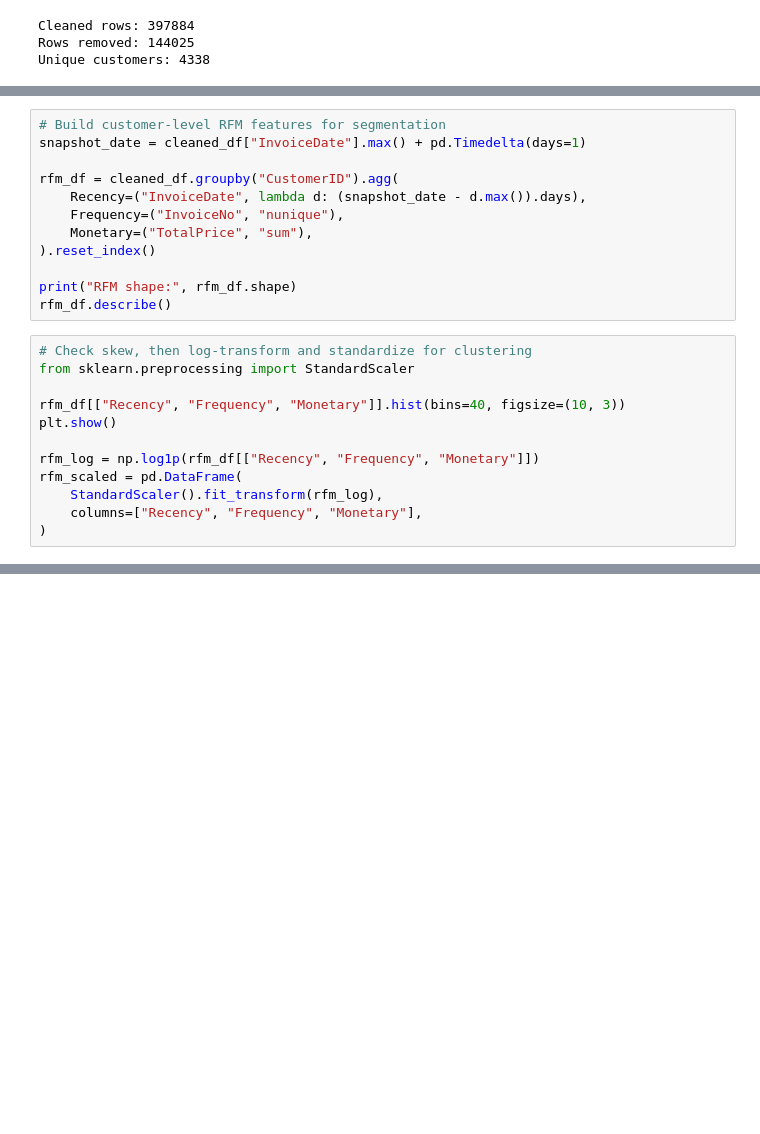
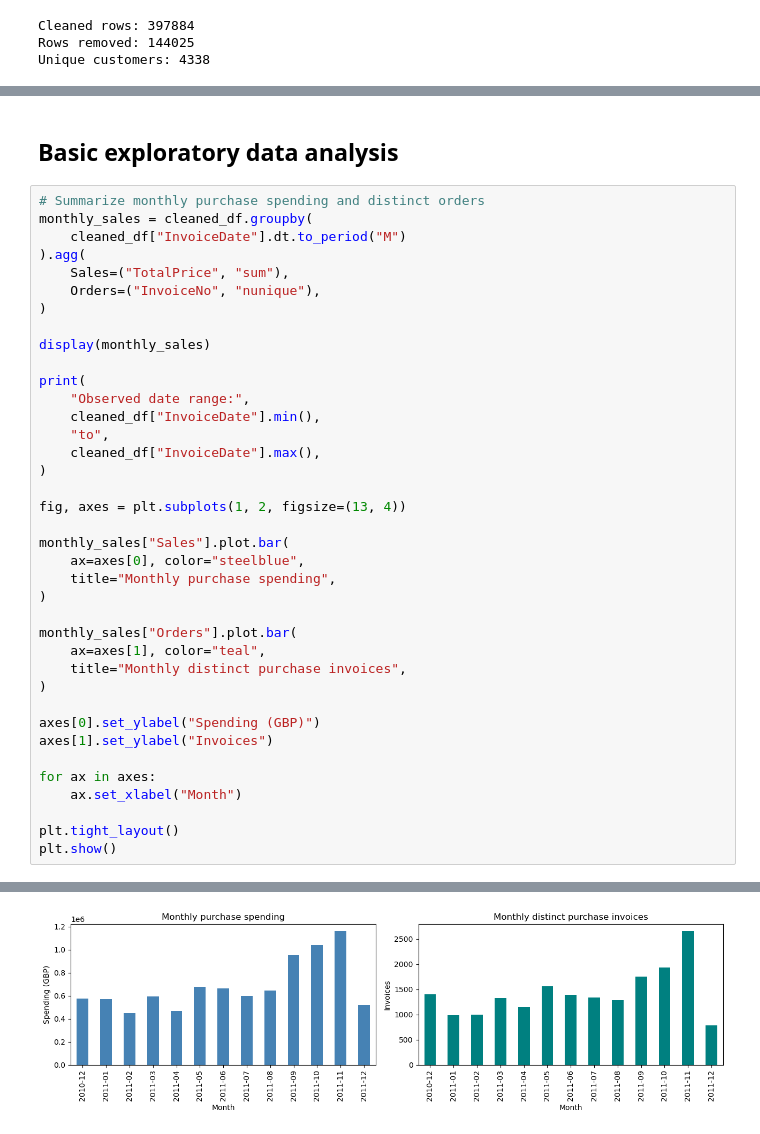
Before and after one commit to HammaadAlam/3730-Customer-Segmentation, a Jupyter notebook: preprocessing.ipynb, the cells around one changed output, grey strips where cells are left out. Cells and saved outputs as stored; diff of their text form; blank space fills up the shorter version.

Commit message:
Further data and clustering analysis

```diff
--- a/preprocessing.ipynb
+++ b/preprocessing.ipynb
@@ -119,27 +121,44 @@ display(cleaned_df.head())
 | 2 | 536365 | 84406B | CREAM CUPID HEARTS COAT HANGER | 8 | 2010-12-01 08:26:00 | 2.75 | 17850.0 | United Kingdom | 22.00 |
 | 3 | 536365 | 84029G | KNITTED UNION FLAG HOT WATER BOTTLE | 6 | 2010-12-01 08:26:00 | 3.39 | 17850.0 | United Kingdom | 20.34 |
 | 4 | 536365 | 84029E | RED WOOLLY HOTTIE WHITE HEART. | 6 | 2010-12-01 08:26:00 | 3.39 | 17850.0 | United Kingdom | 20.34 |
-# %%
-# Build customer-level RFM features for segmentation
-snapshot_date = cleaned_df["InvoiceDate"].max() + pd.Timedelta(days=1)
-
-rfm_df = cleaned_df.groupby("CustomerID").agg(
-    Recency=("InvoiceDate", lambda d: (snapshot_date - d.max()).days),
-    Frequency=("InvoiceNo", "nunique"),
-    Monetary=("TotalPrice", "sum"),
-).reset_index()
-
-print("RFM shape:", rfm_df.shape)
-rfm_df.describe()
-# %%
-# Check skew, then log-transform and standardize for clustering
-from sklearn.preprocessing import StandardScaler
-
-rfm_df[["Recency", "Frequency", "Monetary"]].hist(bins=40, figsize=(10, 3))
-plt.show()
-
-rfm_log = np.log1p(rfm_df[["Recency", "Frequency", "Monetary"]])
-rfm_scaled = pd.DataFrame(
-    StandardScaler().fit_transform(rfm_log),
-    columns=["Recency", "Frequency", "Monetary"],
-)
+# %% [markdown]
+## Basic exploratory data analysis
+# %%
+# Summarize monthly purchase spending and distinct orders
+monthly_sales = cleaned_df.groupby(
+    cleaned_df["InvoiceDate"].dt.to_period("M")
+).agg(
+    Sales=("TotalPrice", "sum"),
+    Orders=("InvoiceNo", "nunique"),
+)
+
+display(monthly_sales)
+
+print(
+    "Observed date range:",
+    cleaned_df["InvoiceDate"].min(),
+    "to",
+    cleaned_df["InvoiceDate"].max(),
+)
+
+fig, axes = plt.subplots(1, 2, figsize=(13, 4))
+
+monthly_sales["Sales"].plot.bar(
+    ax=axes[0], color="steelblue",
+    title="Monthly purchase spending",
+)
+
+monthly_sales["Orders"].plot.bar(
+    ax=axes[1], color="teal",
+    title="Monthly distinct purchase invoices",
+)
+
+axes[0].set_ylabel("Spending (GBP)")
+axes[1].set_ylabel("Invoices")
+
+for ax in axes:
+    ax.set_xlabel("Month")
+
+plt.tight_layout()
+plt.show()
+# %% [output]
@@ -145,0 +181 @@ rfm_scaled = pd.DataFrame(
+[figure, added]
```
Also changed, not shown: parts of 7 cells of this notebook.
